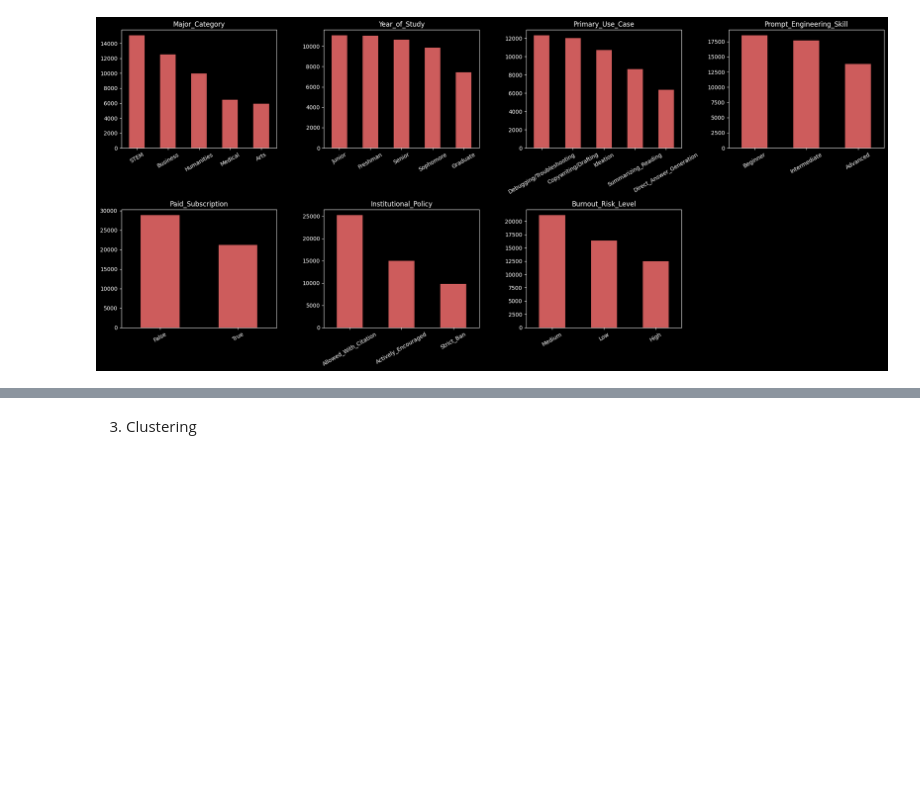
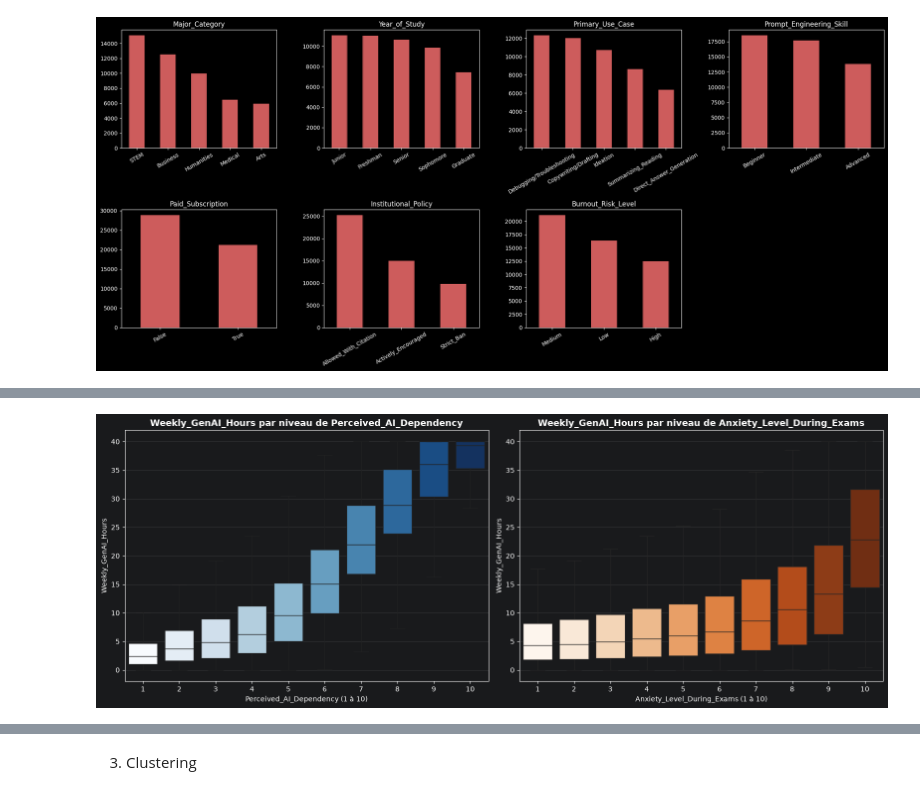
Before and after one commit to margauxrjn/Machine-Learning-AI-Impact-On-Students, a Jupyter notebook: Notebook.ipynb, the cells around one changed output, grey strips where cells are left out. Saved outputs shown, nothing was run; the diff lists cells and outputs as text; code cells hidden in the pictures; blank space fills up the shorter version.

```diff
--- a/Notebook.ipynb
+++ b/Notebook.ipynb
@@ -172,0 +239,30 @@ High                12487     25.0
+# %%
+fig, axes = plt.subplots(1, 2, figsize=(16, 6))
+
+# Boxplot 1 : Dépendance perçue à l'IA vs Heures hebdomadaires d'IA
+sns.boxplot(
+    data=df, x="Perceived_AI_Dependency", y="Weekly_GenAI_Hours",
+    hue="Perceived_AI_Dependency", palette="Blues", legend=False,
+    ax=axes[0], showfliers=False
+)
+axes[0].set_title("Weekly_GenAI_Hours par niveau de Perceived_AI_Dependency", fontsize=13, fontweight="bold")
+axes[0].set_xlabel("Perceived_AI_Dependency (1 à 10)")
+axes[0].set_ylabel("Weekly_GenAI_Hours")
+axes[0].grid(True, axis="y", alpha=0.3)
+
+# Boxplot 2 : Niveau d'anxiété aux examens vs Heures hebdomadaires d'IA
+sns.boxplot(
+    data=df, x="Anxiety_Level_During_Exams", y="Weekly_GenAI_Hours",
+    hue="Anxiety_Level_During_Exams", palette="Oranges", legend=False,
+    ax=axes[1], showfliers=False
+)
+axes[1].set_title("Weekly_GenAI_Hours par niveau de Anxiety_Level_During_Exams", fontsize=13, fontweight="bold")
+axes[1].set_xlabel("Anxiety_Level_During_Exams (1 à 10)")
+axes[1].set_ylabel("Weekly_GenAI_Hours")
+axes[1].grid(True, axis="y", alpha=0.3)
+
+plt.tight_layout()
+plt.savefig("boxplots.png", dpi=300)
+plt.show()
+# %% [output]
+[figure, added]
```
Also changed, not shown: parts of 10 cells of this notebook, 3 other files.
